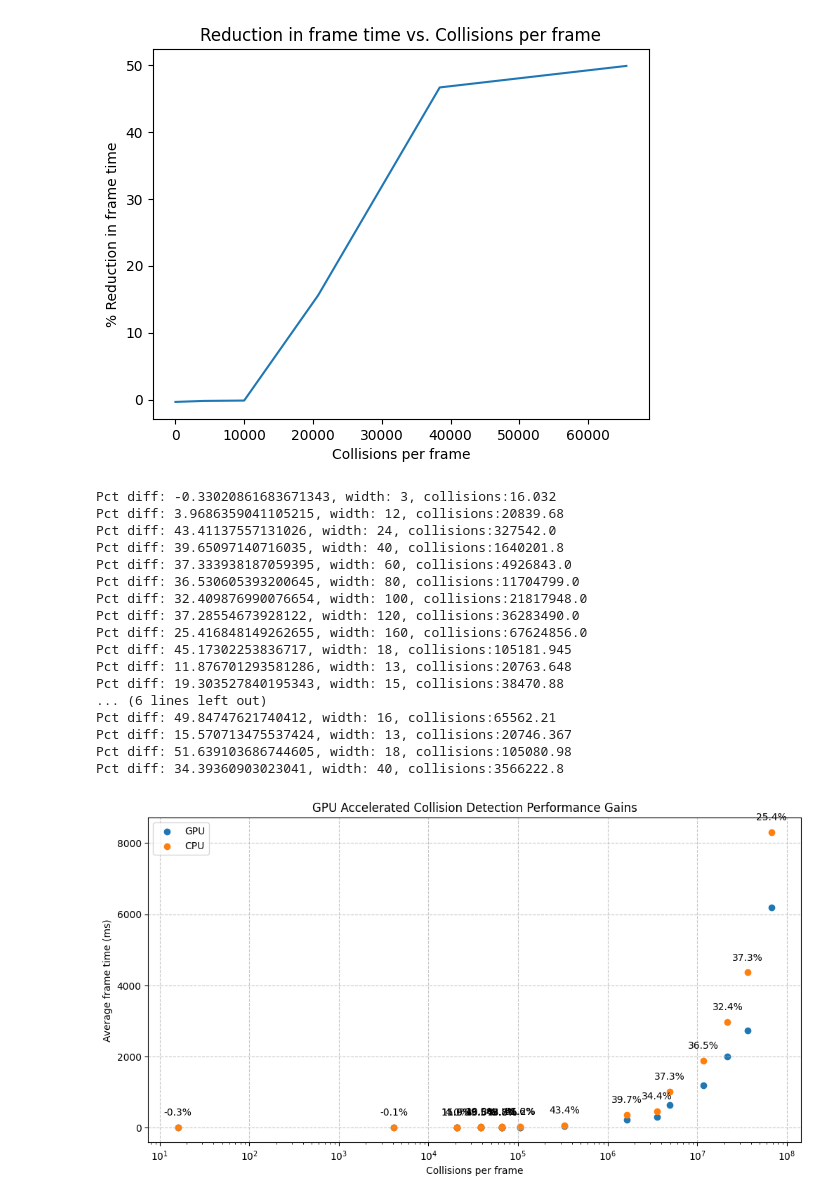
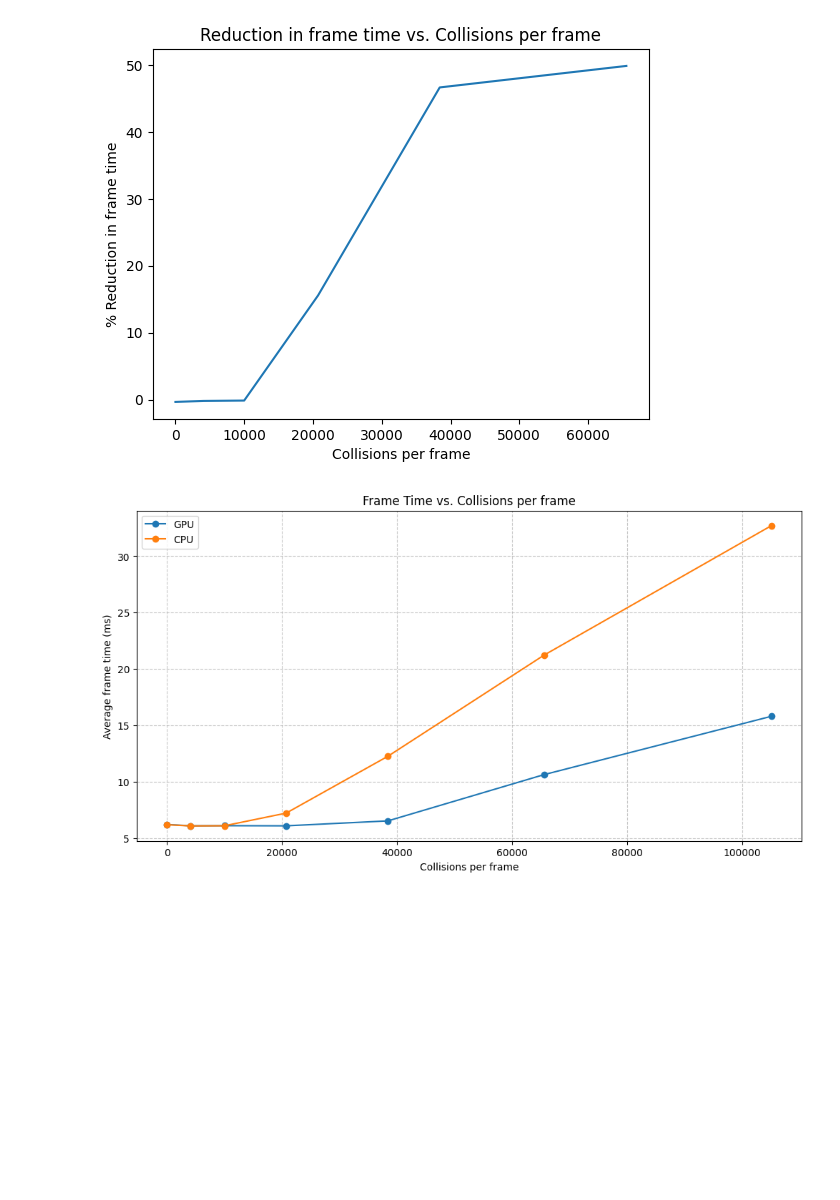
Before and after one commit to Sheldonfrith/gpu_collision_detection_bevy, a Jupyter notebook: script.ipynb, the cells around one changed output. Cells and saved outputs as stored; diff of their text form; code cells hidden in the pictures; blank space fills up the shorter version.

```diff
--- a/script.ipynb
+++ b/script.ipynb
@@ -350,68 +350,62 @@ plt.show()
 # %%
 import json
 import matplotlib.pyplot as plt
 import pandas as pd
 import numpy as np
 
 # Your existing data loading code...
 
 # deduplicate_clusters
-df_gpu_deduped = deduplicate_clusters(df_gpu, cluster_width=500)
+df_gpu_deduped = deduplicate_clusters(df_gpu, cluster_width=1000)
+df_cpu_deduped = deduplicate_clusters(df_cpu, cluster_width=1000)
+
+n1 = 300000 # for example
+
+# Filter the DataFrame for collisions_per_frame < n
+df_gpu_deduped = df_gpu_deduped[df_gpu_deduped["collisions_per_frame"] < n1]
+df_cpu_deduped = df_cpu_deduped[df_cpu_deduped["collisions_per_frame"] < n1]
+# sort by collisions_per_frame
+df_gpu_deduped = df_gpu_deduped.sort_values('collisions_per_frame')
+df_cpu_deduped = df_cpu_deduped.sort_values('collisions_per_frame')
+
 
 plt.figure(figsize=(12, 6))  # Make the figure a bit wider to accommodate annotations
 
 # Plot the original lines
-gpu_line = plt.scatter(df_gpu["collisions_per_frame"], df_gpu["avg_frame_time"], label="GPU", marker='o')
-cpu_line = plt.scatter(df_cpu["collisions_per_frame"], df_cpu["avg_frame_time"], label="CPU", marker='o')
+gpu_line = plt.plot(df_gpu_deduped["collisions_per_frame"], df_gpu_deduped["avg_frame_time"], label="GPU", marker='o')
+cpu_line = plt.plot(df_cpu_deduped["collisions_per_frame"], df_cpu_deduped["avg_frame_time"], label="CPU", marker='o')
 
-plt.xscale('log')
+# plt.xscale('log')
+# plt.yscale('log')
+# Calculate and add percentage difference annotations
+# for i in range(len(df_gpu)):
+#     gpu_val = df_gpu["avg_frame_time"].iloc[i]
+#     cpu_val = df_cpu["avg_frame_time"].iloc[i]
+#     x = df_gpu["collisions_per_frame"].iloc[i]
 
-# Calculate and add percentage difference annotations
-for i in range(len(df_gpu)):
-    gpu_val = df_gpu["avg_frame_time"].iloc[i]
-    cpu_val = df_cpu["avg_frame_time"].iloc[i]
-    x = df_gpu["collisions_per_frame"].iloc[i]
+#     # Calculate percentage difference
+#     pct_diff = -1* ((gpu_val - cpu_val) / cpu_val) * 100
+#     print(f"Pct diff: {pct_diff}, width: {df_gpu['width'].iloc[i]}, collisions:{df_gpu['collisions_per_frame'].iloc[i]}")
+#     # Position the annotation above the higher of the two points
+#     y_pos = max(gpu_val, cpu_val)
 
-    # Calculate percentage difference
-    pct_diff = -1* ((gpu_val - cpu_val) / cpu_val) * 100
-    print(f"Pct diff: {pct_diff}, width: {df_gpu['width'].iloc[i]}, collisions:{df_gpu['collisions_per_frame'].iloc[i]}")
-    # Position the annotation above the higher of the two points
-    y_pos = max(gpu_val, cpu_val)
-
-    # Add annotation with percentage difference
-    plt.annotate(f'{pct_diff:.1f}%',
-                xy=(x, y_pos),
-                xytext=(0, 10),  # 10 points vertical offset
-                textcoords='offset points',
-                ha='center',
-                va='bottom')
+#     # Add annotation with percentage difference
+#     plt.annotate(f'{pct_diff:.1f}%',
+#                 xy=(x, y_pos),
+#                 xytext=(0, 10),  # 10 points vertical offset
+#                 textcoords='offset points',
+#                 ha='center',
+#                 va='bottom')
 
 plt.xlabel("Collisions per frame")
 plt.ylabel("Average frame time (ms)")
 plt.legend()
 # title
-plt.title("GPU Accelerated Collision Detection Performance Gains")
+plt.title("Frame Time vs. Collisions per frame")
 
 # Add grid for better readability
 plt.grid(True, linestyle='--', alpha=0.7)
 
 plt.show()
 # %% [output]
-Pct diff: -0.33020861683671343, width: 3, collisions:16.032
-Pct diff: 3.9686359041105215, width: 12, collisions:20839.68
-Pct diff: 43.41137557131026, width: 24, collisions:327542.0
-Pct diff: 39.65097140716035, width: 40, collisions:1640201.8
-Pct diff: 37.333938187059395, width: 60, collisions:4926843.0
-Pct diff: 36.530605393200645, width: 80, collisions:11704799.0
-Pct diff: 32.409876990076654, width: 100, collisions:21817948.0
-Pct diff: 37.28554673928122, width: 120, collisions:36283490.0
-Pct diff: 25.416848149262655, width: 160, collisions:67624856.0
-Pct diff: 45.17302253836717, width: 18, collisions:105181.945
-Pct diff: 11.876701293581286, width: 13, collisions:20763.648
-Pct diff: 19.303527840195343, width: 15, collisions:38470.88
-... (6 lines left out)
-Pct diff: 49.84747621740412, width: 16, collisions:65562.21
-Pct diff: 15.570713475537424, width: 13, collisions:20746.367
-Pct diff: 51.639103686744605, width: 18, collisions:105080.98
-Pct diff: 34.39360903023041, width: 40, collisions:3566222.8
-[figure, old version]
+[figure, new version]
```
Also changed, not shown: 12 other files.
